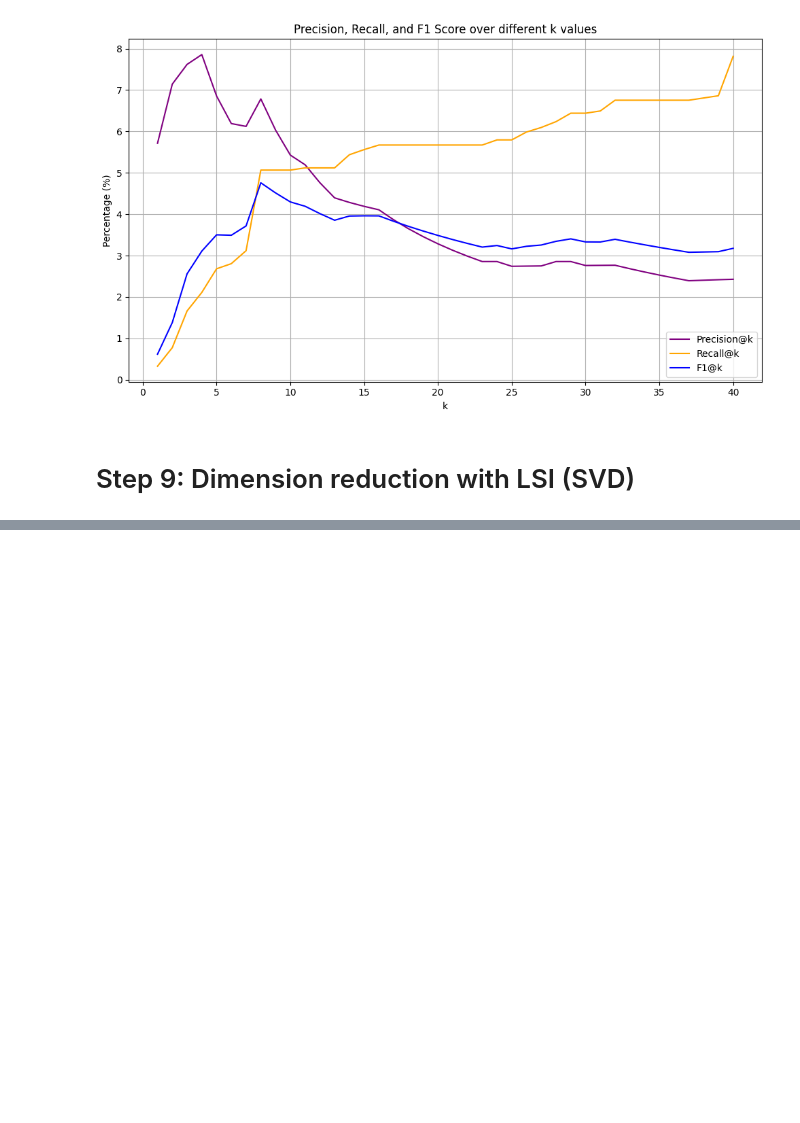
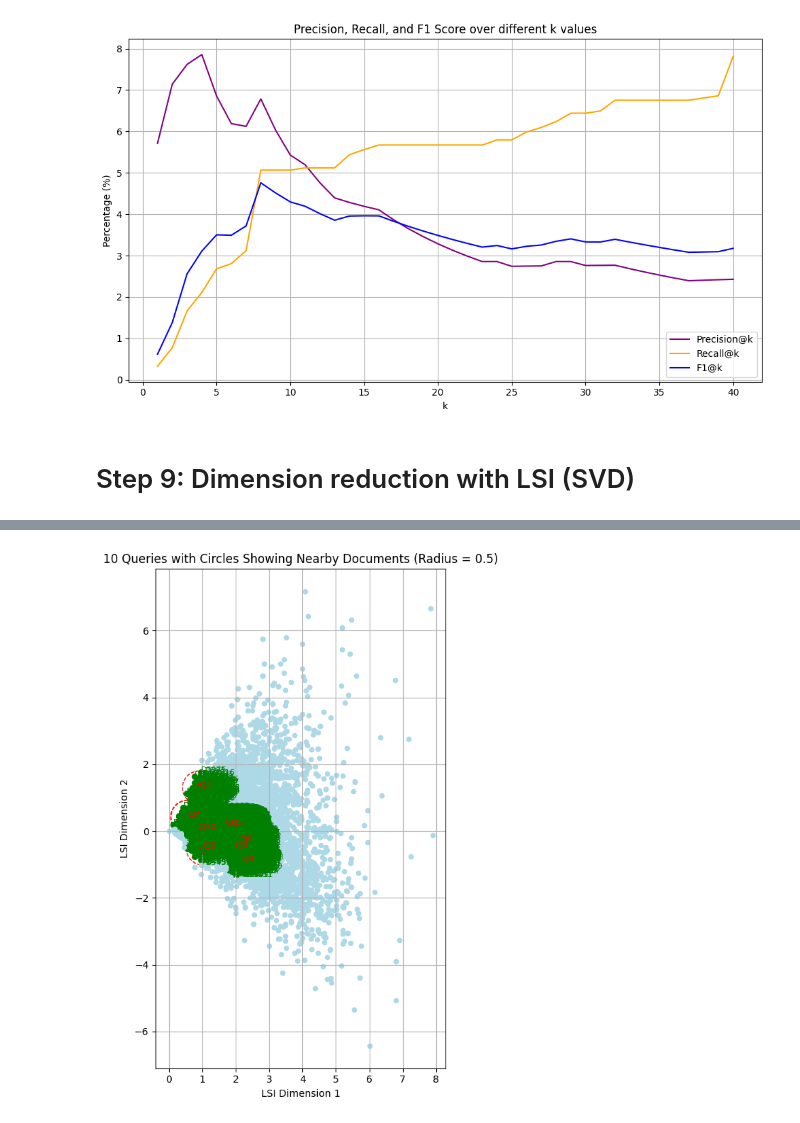
Before and after one commit to AsadiAhmad/TF-IDF-Model, a Jupyter notebook: Code/TF_IDF.ipynb, the cells around one changed output, grey strips where cells are left out. Cells and saved outputs as stored; diff of their text form; code cells hidden in the pictures; blank space fills up the shorter version.

```diff
--- a/Code/TF_IDF.ipynb
+++ b/Code/TF_IDF.ipynb
@@ -747,0 +714,59 @@ ValueError: matmul: Input operand 1 has a mismatch in its core dimension 0, with
+# %%
+document_matrix_np = document_matrix[:, 1:].to_numpy().T
+query_matrix_np = query_matrix[:, 1:].to_numpy().T
+
+lsi = TruncatedSVD(n_components=2, random_state=42)
+document_lsi = lsi.fit_transform(document_matrix_np)
+query_lsi = query_matrix_np @ lsi.components_.T
+
+top_n = 10
+query_lsi_10 = query_lsi[:top_n]
+radius = 0.5
+# %%
+fig, ax = plt.subplots(figsize=(9, 8))
+
+query_lsi_10 = np.array(query_lsi_10)
+document_lsi = np.array(document_lsi)
+
+matched_doc_indices = set()
+matched_points = []
+matched_texts = []
+
+for i, (qx, qy) in enumerate(query_lsi_10):
+    circle = Circle((qx, qy), radius=radius, edgecolor='red', facecolor='none', linestyle='--')
+    ax.add_patch(circle)
+
+    deltas = document_lsi - np.array([qx, qy])
+    dists = np.hypot(deltas[:, 0], deltas[:, 1])
+    within_circle = np.where(dists <= radius)[0]
+
+    matched_doc_indices.update(within_circle)
+    matched_points.append(document_lsi[within_circle])
+    matched_texts.append([(idx, document_lsi[idx]) for idx in within_circle])
+
+if matched_points:
+    all_matched_points = np.vstack(matched_points)
+    ax.scatter(all_matched_points[:, 0], all_matched_points[:, 1], color='green', s=30)
+
+    for group in matched_texts:
+        for idx, (dx, dy) in group:
+            ax.text(dx, dy, f"D{idx+1}", fontsize=8, color='green')
+
+ax.scatter(query_lsi_10[:, 0], query_lsi_10[:, 1], color='red', s=50)
+for i, (x, y) in enumerate(query_lsi_10):
+    ax.text(x, y, f"Q{i+1}", fontsize=9, color='red')
+
+all_indices = np.arange(len(document_lsi))
+unmatched_indices = np.setdiff1d(all_indices, list(matched_doc_indices))
+unmatched_points = document_lsi[unmatched_indices]
+ax.scatter(unmatched_points[:, 0], unmatched_points[:, 1], color='lightblue', s=20)
+
+ax.set_title("10 Queries with Circles Showing Nearby Documents (Radius = 0.5)")
+ax.set_xlabel("LSI Dimension 1")
+ax.set_ylabel("LSI Dimension 2")
+ax.grid(True)
+ax.set_aspect('equal', 'box')
+plt.tight_layout()
+plt.show()
+# %% [output]
+[figure, added]
```
Also changed, not shown: parts of 3 cells of this notebook.
